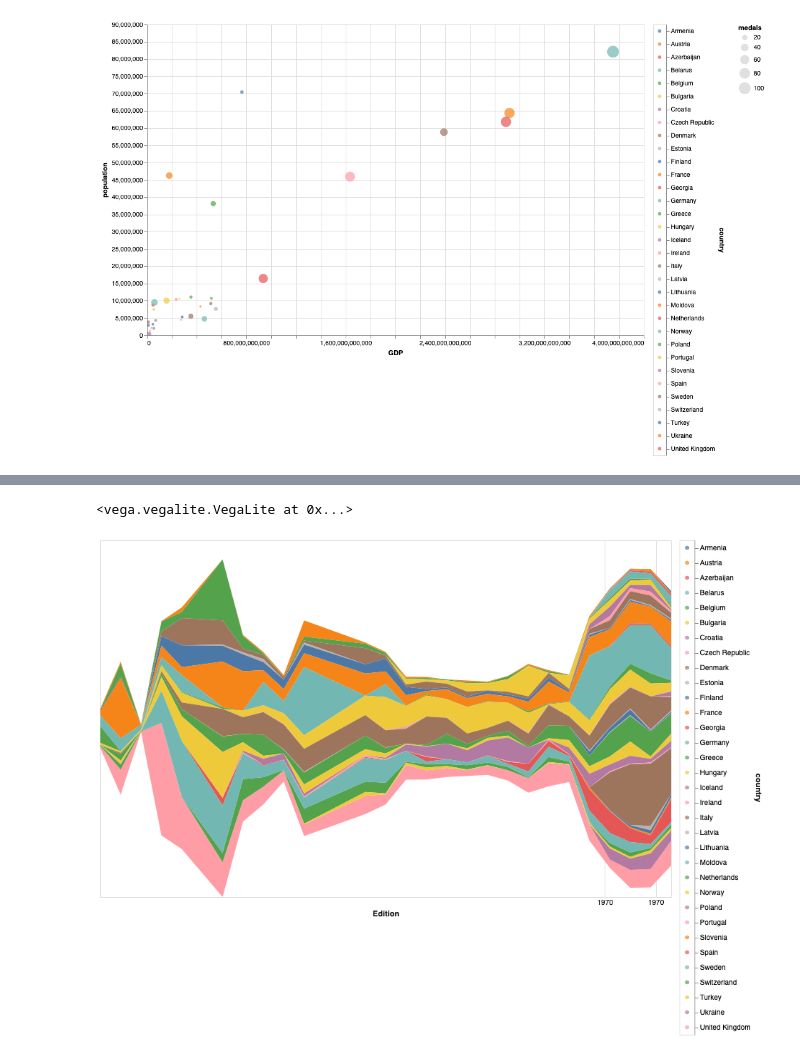
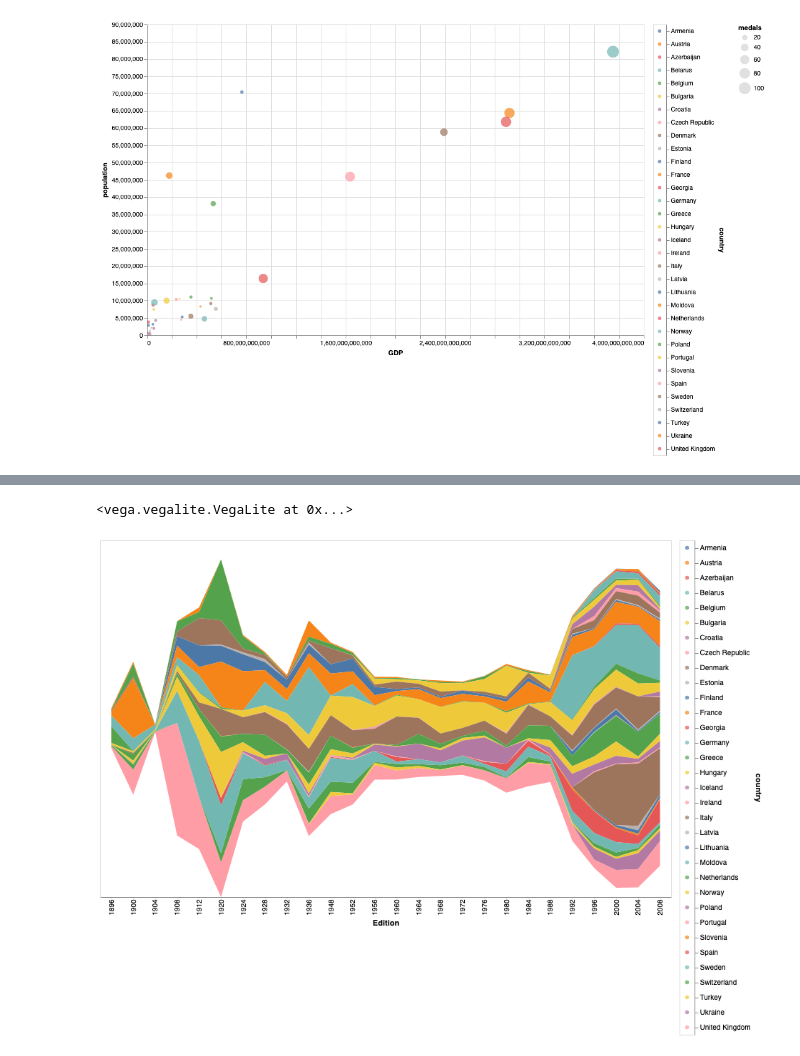
Before and after one commit to stufi04/storytelling, a Jupyter notebook: FINAL graphs.ipynb, the cells around one changed output, grey strips where cells are left out. Cells and saved outputs as stored; diff of their text form; code cells hidden in the pictures.

Commit message:
fixed last graph

```diff
--- a/FINAL graphs.ipynb
+++ b/FINAL graphs.ipynb
@@ -310,36 +318,36 @@ import altair as alt
 from vega_datasets import data
 
 selection = alt.selection_multi( fields=['country'])
 # color = alt.condition(selection,
 #                       alt.Color('country:N', legend=None,
 #                                scale=alt.Scale(scheme='category20b')),
 #                       alt.value('lightgray'))
+
+
 color = alt.condition(selection,
                       alt.Color('country:N', legend=None),
                       alt.value('lightgray'))
 
 area = alt.Chart(medalsPerCountryPerYearEurope).mark_area().encode(
-    alt.X('Edition:T',
-        axis=alt.Axis(format='%Y', domain=False, tickSize=0)
-    ),
+    alt.X('Edition:O',axis=alt.Axis(format='%Y', domain=True, tickSize=1)),
     alt.Y('medals:Q', stack='center', axis=None),
     color = color
 
 ).add_selection(
     selection
 ).properties(width = 800, height = 500).interactive()
 
 legend = alt.Chart(medalsPopulationGDP).mark_circle().encode(
     y=alt.Y('country:N', axis=alt.Axis(orient='right')),
     color=color
 ).add_selection(
     selection
 )
 
 chart = area | legend
 chart
 # %% [output]
 <vega.vegalite.VegaLite at 0x...>
-[figure, old version]
+[figure, new version]
 # %%
 chart.save("temp/medalsPerYear.html")
```
Also changed, not shown: parts of 1 cell of this notebook, 3 other files.
